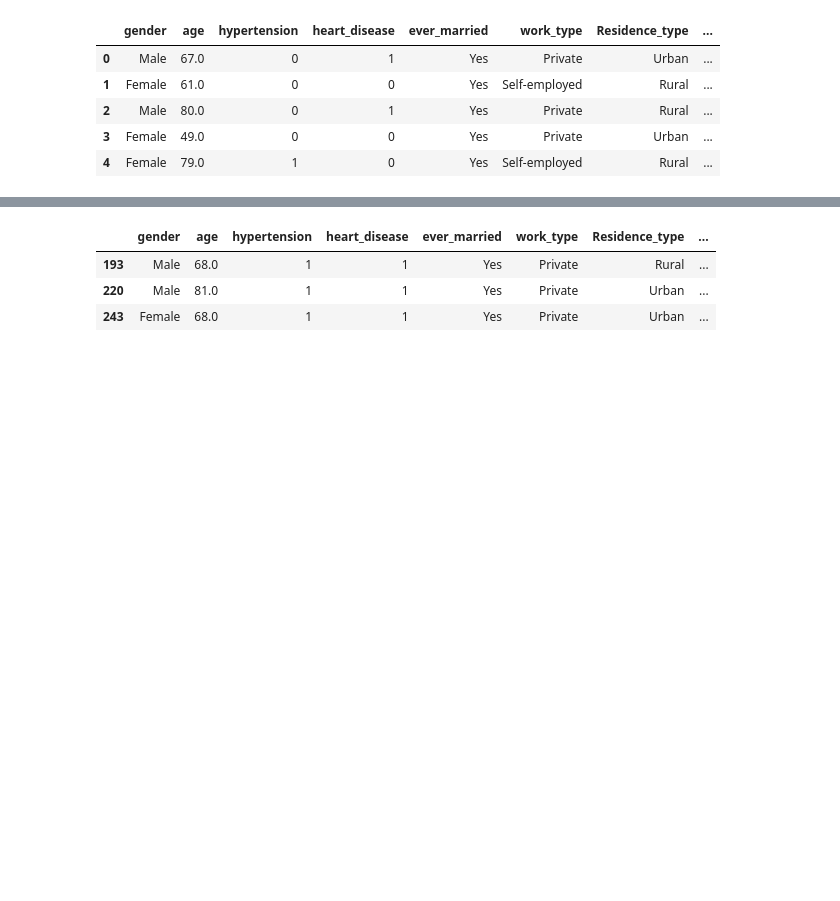
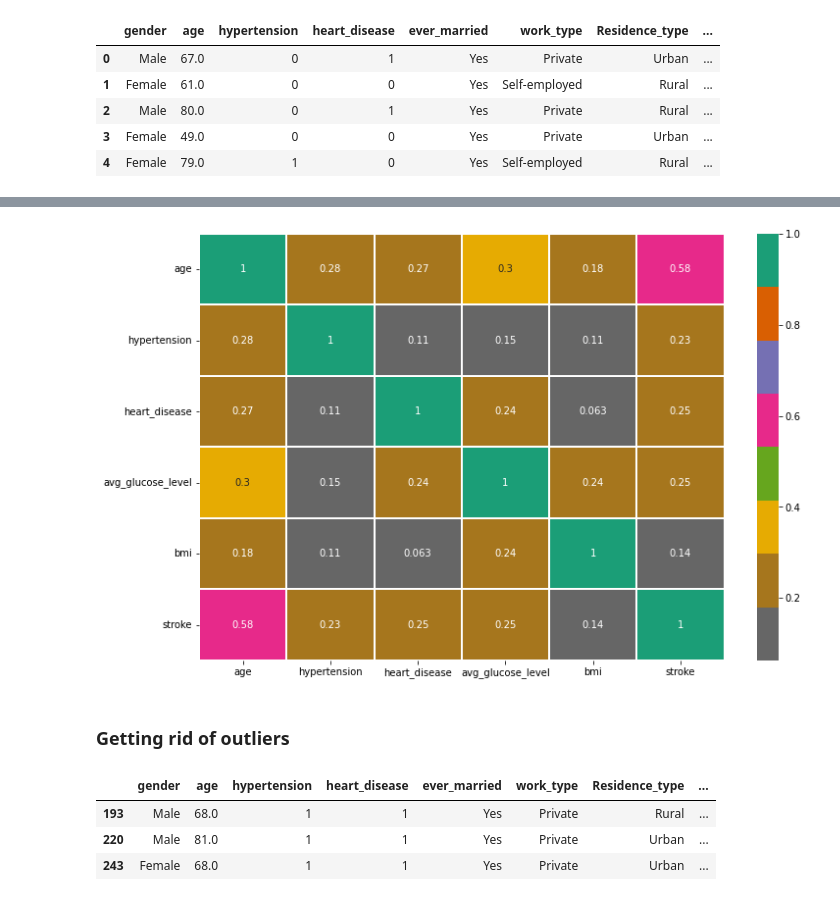
Before and after one commit to jjyoo03/AI-SEC001_Group5_Stroke, a Jupyter notebook: StrokePrediction.ipynb, the cells around one changed output, grey strips where cells are left out. Cells and saved outputs as stored; diff of their text form; code cells hidden in the pictures; blank space fills up the shorter version.

```diff
--- a/StrokePrediction.ipynb
+++ b/StrokePrediction.ipynb
@@ -66,7 +79,11 @@ Name: stroke, dtype: int64
 # %%
-#plt.figure(figsize=(12,8))
-#sns.heatmap(df.corr(), annot=True, cmap='Dark2_r', linewidths = 2)
-#plt.show()
+plt.figure(figsize=(12,8))
+sns.heatmap(df.corr(), annot=True, cmap='Dark2_r', linewidths = 2)
+plt.show()
+# %% [output]
+[figure, added]
+# %% [markdown]
+### Getting rid of outliers
 # %%
 def detect_outliers(df,features):
     outlier_indices = []
```
Also changed, not shown: parts of 34 cells of this notebook.
